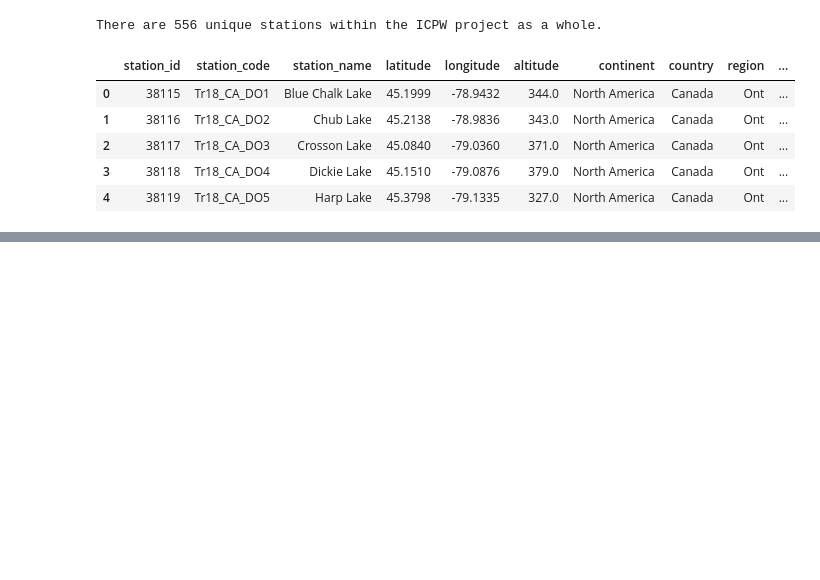
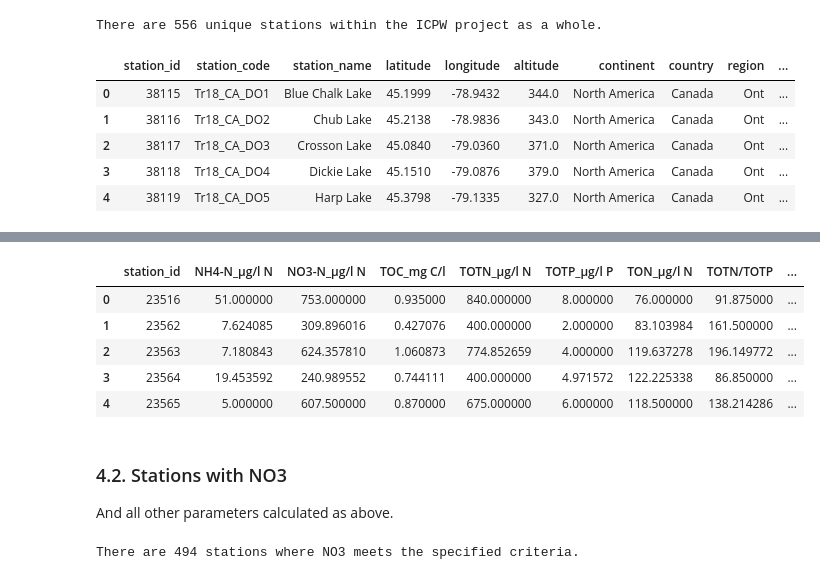
Before and after one commit to JamesSample/icpw2, a Jupyter notebook: thematic_report_2020/thematic_report_2020_nitrogen_part4.ipynb, the cells around one changed output, grey strips where cells are left out. Drawn from its saved outputs; the diff is of its cells as text; code cells hidden in the pictures; blank space fills up the shorter version.

```diff
--- a/thematic_report_2020/thematic_report_2020_nitrogen_part4.ipynb
+++ b/thematic_report_2020/thematic_report_2020_nitrogen_part4.ipynb
@@ -278,0 +225,33 @@ with eng.begin() as conn:
+# %%
+# Calculate medians
+med_df = ann_df.query("(station_id in @sel_stns) and (year >= 2012)")
+med_df = med_df.groupby("station_id").median().reset_index()
+
+del med_df["depth1"], med_df["depth2"], med_df["year"]
+
+csv_path = f"./results/medians_2012-2016/medians_2012-2016_toc_totn_no3_nh4.csv"
+med_df.to_csv(csv_path, index=False)
+
+med_df.head()
+# %% [output]
+|  | station_id | NH4-N_µg/l N | NO3-N_µg/l N | TOC_mg C/l | TOTN_µg/l N | TOTP_µg/l P | TON_µg/l N | TOTN/TOTP | ... |
+| 0 | 23516 | 51.000000 | 753.000000 | 0.935000 | 840.000000 | 8.000000 | 76.000000 | 91.875000 | ... |
+| 1 | 23562 | 7.624085 | 309.896016 | 0.427076 | 400.000000 | 2.000000 | 83.103984 | 161.500000 | ... |
+| 2 | 23563 | 7.180843 | 624.357810 | 1.060873 | 774.852659 | 4.000000 | 119.637278 | 196.149772 | ... |
+| 3 | 23564 | 19.453592 | 240.989552 | 0.744111 | 400.000000 | 4.971572 | 122.225338 | 86.850000 | ... |
+| 4 | 23565 | 5.000000 | 607.500000 | 0.870000 | 675.000000 | 6.000000 | 118.500000 | 138.214286 | ... |
+# %% [markdown]
+### 4.2. Stations with NO3
+
+And all other parameters calculated as above.
+# %%
+# Get list of stations
+sel_stns = set(
+    inc_df.query("(st_yr == 2012) and (variable == 'NO3-N_µg/l N') and (include == 1)")[
+        "station_id"
+    ].values
+)
+
+print(f"There are {len(sel_stns)} stations where NO3 meets the specified criteria.")
+# %% [output]
+There are 494 stations where NO3 meets the specified criteria.
```
Also changed, not shown: parts of 40 cells of this notebook, 7 other files.
